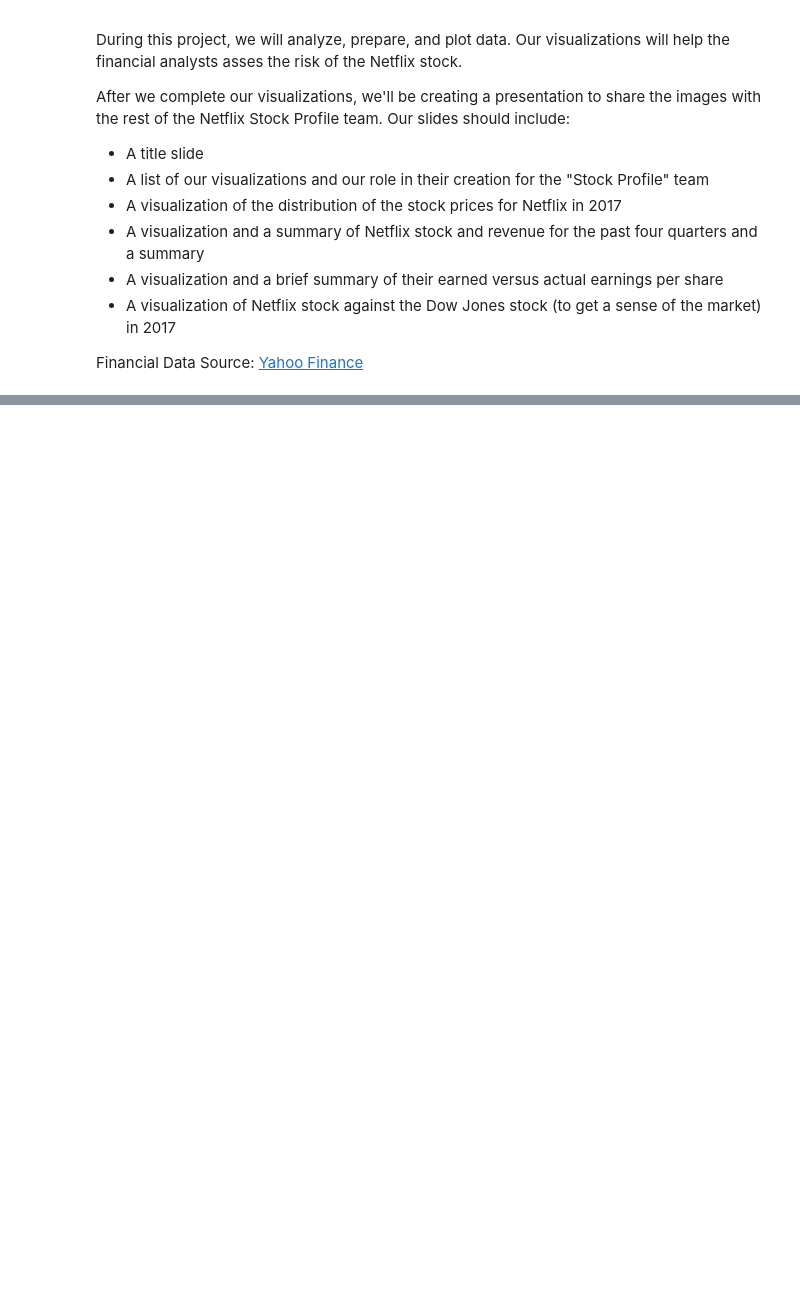
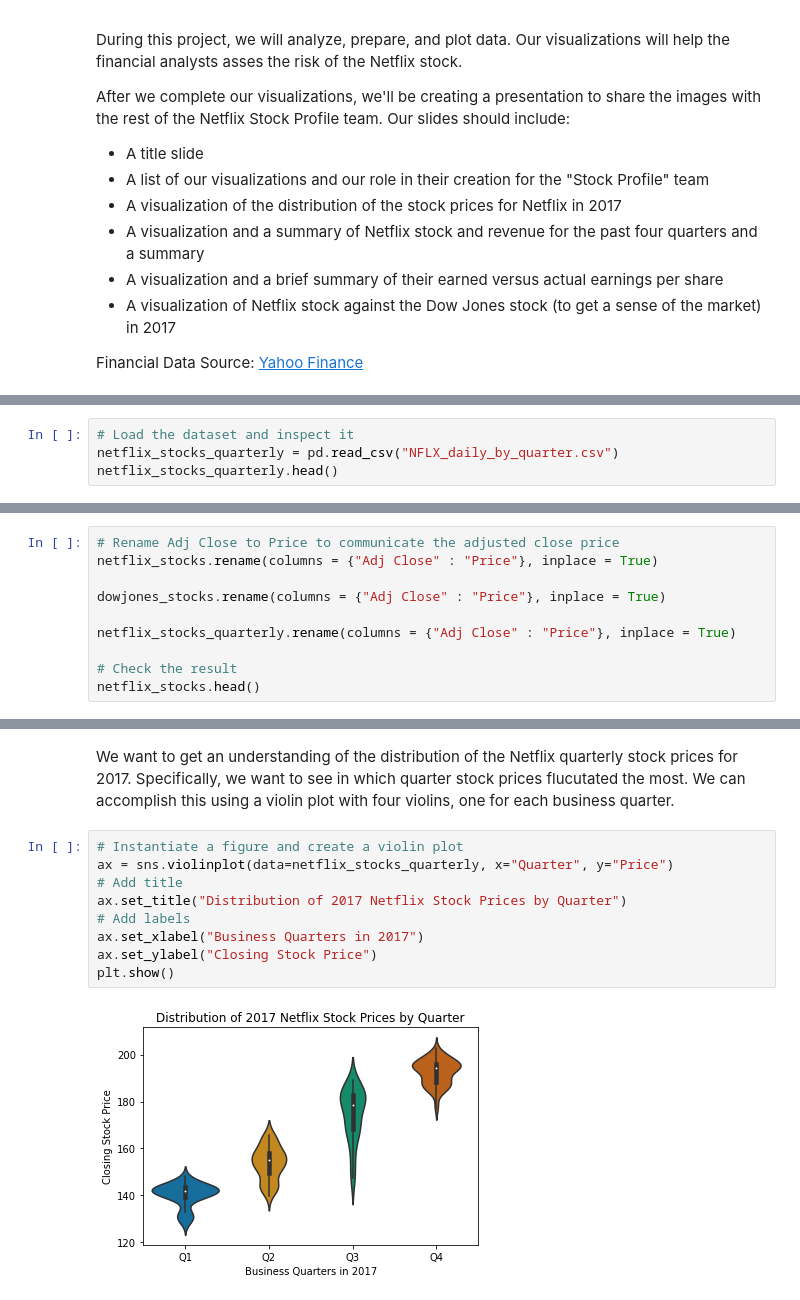
Before and after one commit to soyuz108/Netflix-Stocks-Capstone, a Jupyter notebook: netflix_visualizations.ipynb, the cells around one changed output, grey strips where cells are left out. Drawn from its saved outputs; the diff is of its cells as text; blank space fills up the shorter version.

```diff
--- a/netflix_visualizations.ipynb
+++ b/netflix_visualizations.ipynb
@@ -227,0 +52,4 @@ Remember that your slideshow must include:
+# %%
+# Load the dataset and inspect it
+netflix_stocks_quarterly = pd.read_csv("NFLX_daily_by_quarter.csv")
+netflix_stocks_quarterly.head()
@@ -227,0 +63,10 @@ Remember that your slideshow must include:
+# %%
+# Rename Adj Close to Price to communicate the adjusted close price
+netflix_stocks.rename(columns = {"Adj Close" : "Price"}, inplace = True)
+
+dowjones_stocks.rename(columns = {"Adj Close" : "Price"}, inplace = True)
+
+netflix_stocks_quarterly.rename(columns = {"Adj Close" : "Price"}, inplace = True)
+
+# Check the result
+netflix_stocks.head()
@@ -227,0 +80,13 @@ Remember that your slideshow must include:
+# %% [markdown]
+We want to get an understanding of the distribution of the Netflix quarterly stock prices for 2017. Specifically, we want to see in which quarter stock prices flucutated the most. We can accomplish this using a violin plot with four violins, one for each business quarter.
+# %%
+# Instantiate a figure and create a violin plot
+ax = sns.violinplot(data=netflix_stocks_quarterly, x="Quarter", y="Price")
+# Add title
+ax.set_title("Distribution of 2017 Netflix Stock Prices by Quarter")
+# Add labels
+ax.set_xlabel("Business Quarters in 2017")
+ax.set_ylabel("Closing Stock Price")
+plt.show()
+# %% [output]
+[figure, added]
```
Also changed, not shown: parts of 38 cells of this notebook.
